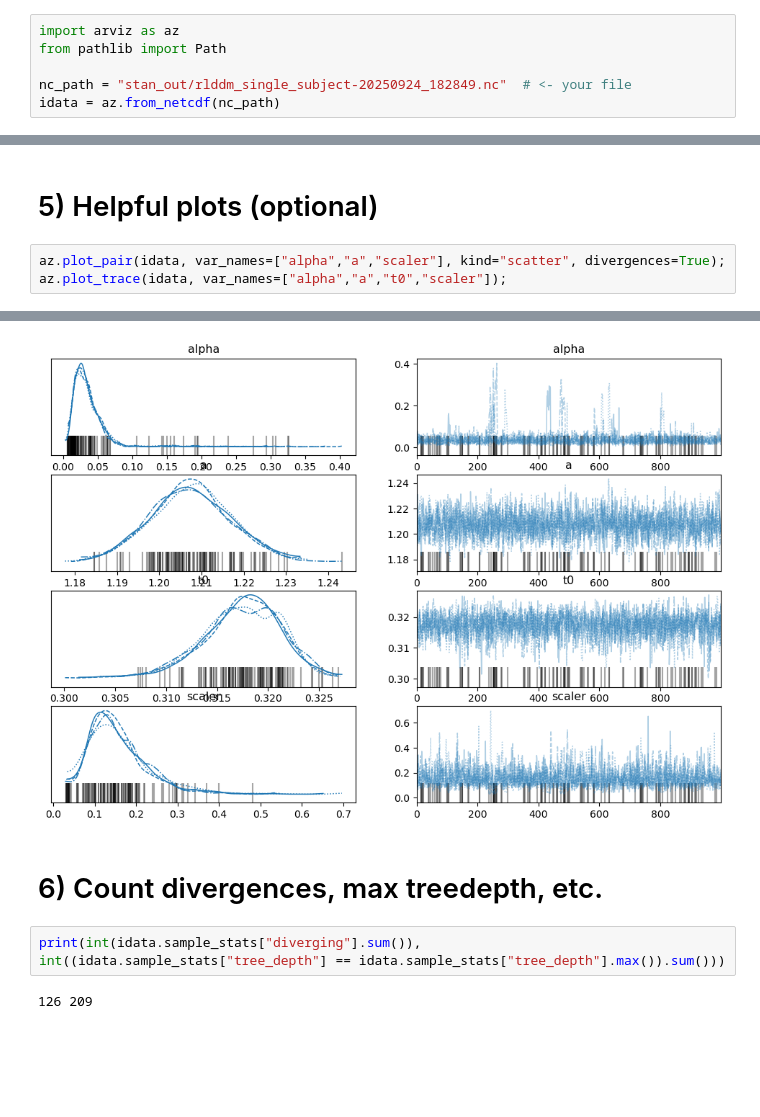
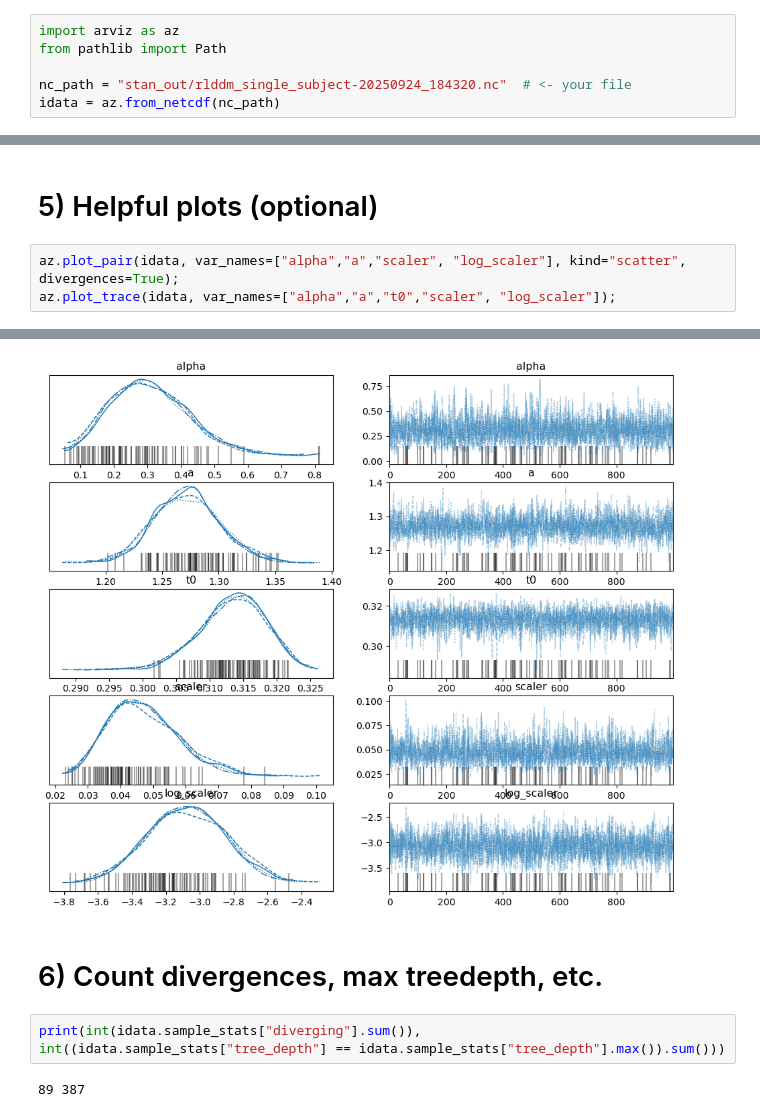
Before and after one commit to jungsunyoo/tst-stan, a Jupyter notebook: posterior chceck.ipynb, the cells around one changed output, grey strips where cells are left out. Drawn from its saved outputs; the diff is of its cells as text; blank space fills up the shorter version.

Commit message:
last: alpha prior

```diff
--- a/posterior chceck.ipynb
+++ b/posterior chceck.ipynb
@@ -22,7 +22,7 @@ import pickle
 import arviz as az
 from pathlib import Path
 
-nc_path = "stan_out/rlddm_single_subject-20250924_182849.nc"  # <- your file
+nc_path = "stan_out/rlddm_single_subject-20250924_184320.nc"  # <- your file
 idata = az.from_netcdf(nc_path)
 # %% [markdown]
 # 2) Quick sanity: R-hat / ESS
@@ -65,6 +68,6 @@ post_ok.corr()
 # %% [markdown]
 # 5) Helpful plots (optional)
 # %%
-az.plot_pair(idata, var_names=["alpha","a","scaler"], kind="scatter", divergences=True);
-az.plot_trace(idata, var_names=["alpha","a","t0","scaler"]);
+az.plot_pair(idata, var_names=["alpha","a","scaler", "log_scaler"], kind="scatter", divergences=True);
+az.plot_trace(idata, var_names=["alpha","a","t0","scaler", "log_scaler"]);
 # %% [output]
@@ -72,8 +75,8 @@ az.plot_trace(idata, var_names=["alpha","a","t0","scaler"]);
-[figure, old version]
+[figure, new version]
 # %% [markdown]
 # 6) Count divergences, max treedepth, etc.
 # %%
 print(int(idata.sample_stats["diverging"].sum()),
 int((idata.sample_stats["tree_depth"] == idata.sample_stats["tree_depth"].max()).sum()))
 # %% [output]
-126 209
+89 387
```
Also changed, not shown: parts of 4 cells of this notebook, 17 other files.
